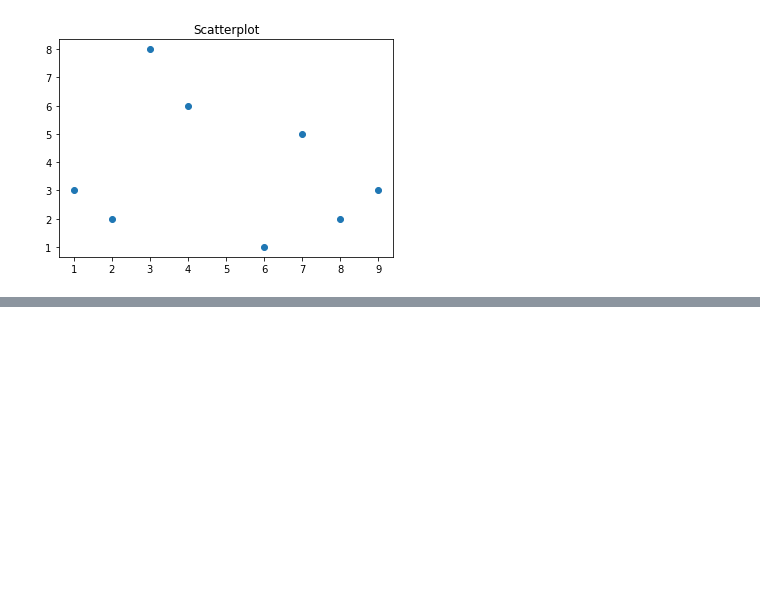
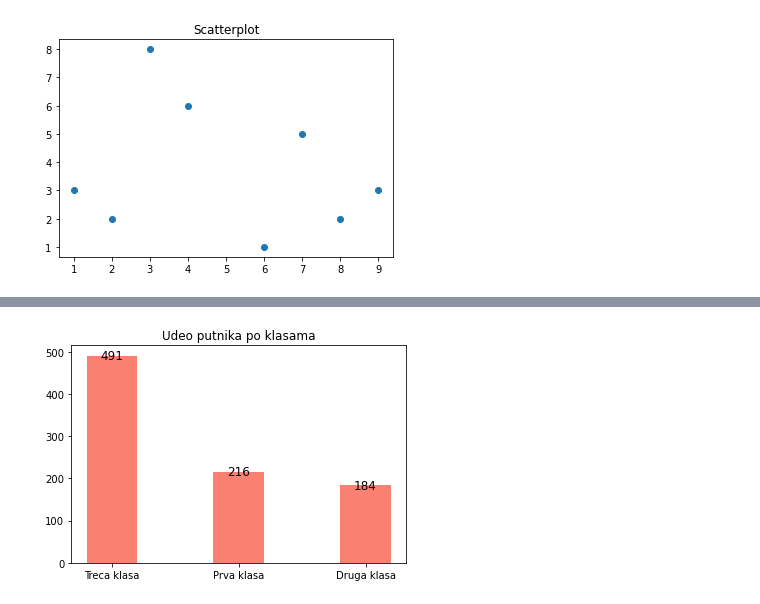
Before and after one commit to milicajosic996/data-analyst-pandas, a Jupyter notebook: Vizualizacija podataka.ipynb, the cells around one changed output, grey strips where cells are left out. Cells and saved outputs as stored; diff of their text form; code cells hidden in the pictures; blank space fills up the shorter version.

```diff
--- a/Vizualizacija podataka.ipynb
+++ b/Vizualizacija podataka.ipynb
@@ -76,0 +117,10 @@ plt.show()
+# %%
+x = titanik['class_str'].value_counts().index
+y = titanik['class_str'].value_counts().values
+plt.bar(x,y, color= 'salmon',width = 0.4)
+plt.title('Udeo putnika po klasama')
+for i, val in enumerate(y):
+    plt.text(i, val, str(val), fontsize = 12, ha= 'center', va='center')
+plt.show()
+# %% [output]
+[figure, added]
```
Also changed, not shown: parts of 22 cells of this notebook.
